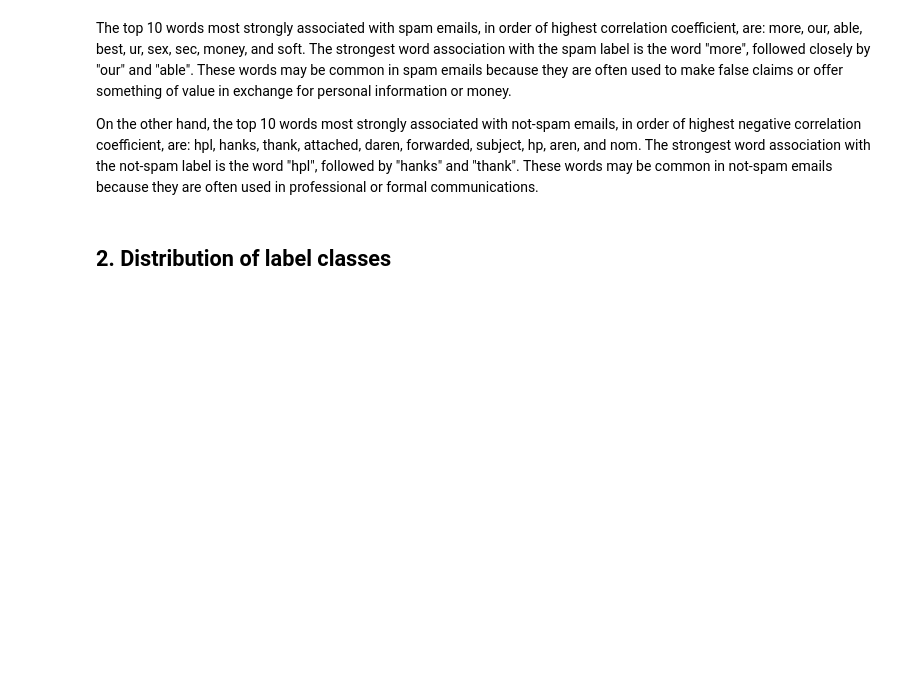
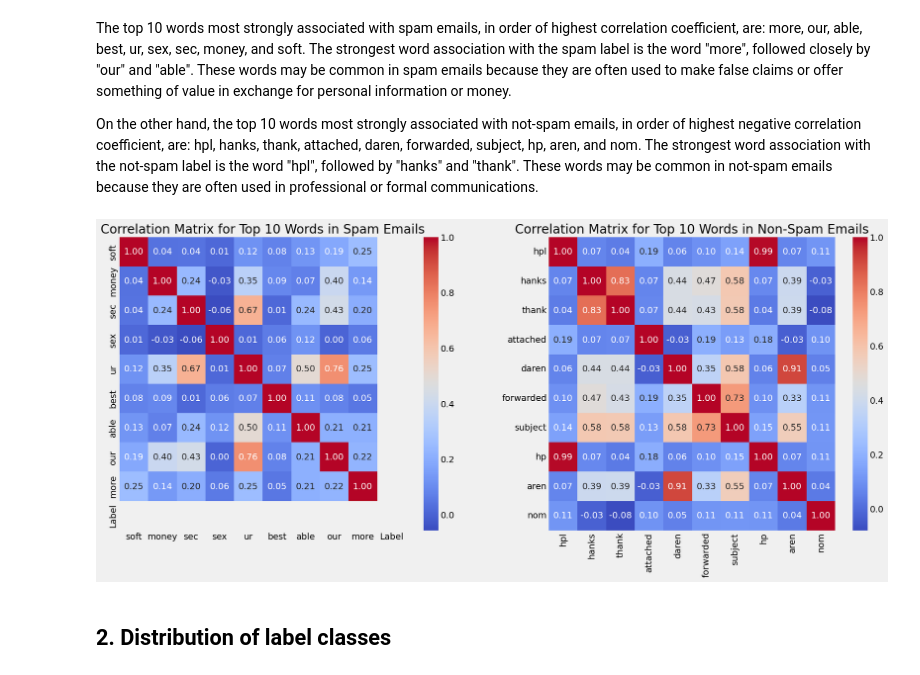
Before and after one commit to khanhlin003/Spam-Detection, a Jupyter notebook: data_visualisation.ipynb, the cells around one changed output. Drawn from its saved outputs; the diff is of its cells as text; code cells hidden in the pictures; blank space fills up the shorter version.

```diff
--- a/data_visualisation.ipynb
+++ b/data_visualisation.ipynb
@@ -16,6 +24,0 @@ df.drop('Unnamed: 0', axis=1, inplace=True)
-# %%
-# Create a new column for email length
-df['Email Length'] = df.iloc[:, :-1].sum(axis=1)
-
-# Print the first 5 rows of the updated dataframe
-df.head()
@@ -36,11 +31,11 @@ df.head()
 correlations = df.corr()['Label'].sort_values()
 
 # Top 10 words most strongly associated with spam emails
-top_spam = correlations[1:].tail(10).iloc[::-1]
+top_spam = correlations[1:].tail(20)
 print("Top 10 words most strongly associated with spam emails:")
 print(top_spam)
 
 # Top 10 words most strongly associated with not-spam emails
-top_not_spam = correlations[1:].head(10)
-print("\nTop 10 words most strongly associated with not-spam emails:")
+top_not_spam = correlations[1:].head(20)
+print("Top 10 words most strongly associated with not-spam emails:")
 print(top_not_spam)
@@ -66,3 +43,20 @@ Name: Label, dtype: float64
 The top 10 words most strongly associated with spam emails, in order of highest correlation coefficient, are: more, our, able, best, ur, sex, sec, money, and soft. The strongest word association with the spam label is the word "more", followed closely by "our" and "able". These words may be common in spam emails because they are often used to make false claims or offer something of value in exchange for personal information or money.
 
 On the other hand, the top 10 words most strongly associated with not-spam emails, in order of highest negative correlation coefficient, are: hpl, hanks, thank, attached, daren, forwarded, subject, hp, aren, and nom. The strongest word association with the not-spam label is the word "hpl", followed by "hanks" and "thank". These words may be common in not-spam emails because they are often used in professional or formal communications.
+# %%
+# Create separate dataframes for spam and non-spam emails
+spam_df = df[df['Label'] == 1][top_spam.index]
+not_spam_df = df[df['Label'] == 0][top_not_spam.index]
+
+# Calculate correlation matrices for spam and non-spam emails
+spam_corr = spam_df.corr()
+not_spam_corr = not_spam_df.corr()
+
+fig, (ax1, ax2) = plt.subplots(ncols=2, figsize=(20, 8))
+sb.heatmap(spam_corr, cmap="coolwarm", annot=True, fmt='.2f', ax=ax1)
+ax1.set_title("Correlation Matrix for Top 10 Words in Spam Emails")
+sb.heatmap(not_spam_corr, cmap="coolwarm", annot=True, fmt='.2f', ax=ax2)
+ax2.set_title("Correlation Matrix for Top 10 Words in Non-Spam Emails")
+plt.show()
+# %% [output]
+[figure, added]
```
Also changed, not shown: parts of 13 cells of this notebook.
